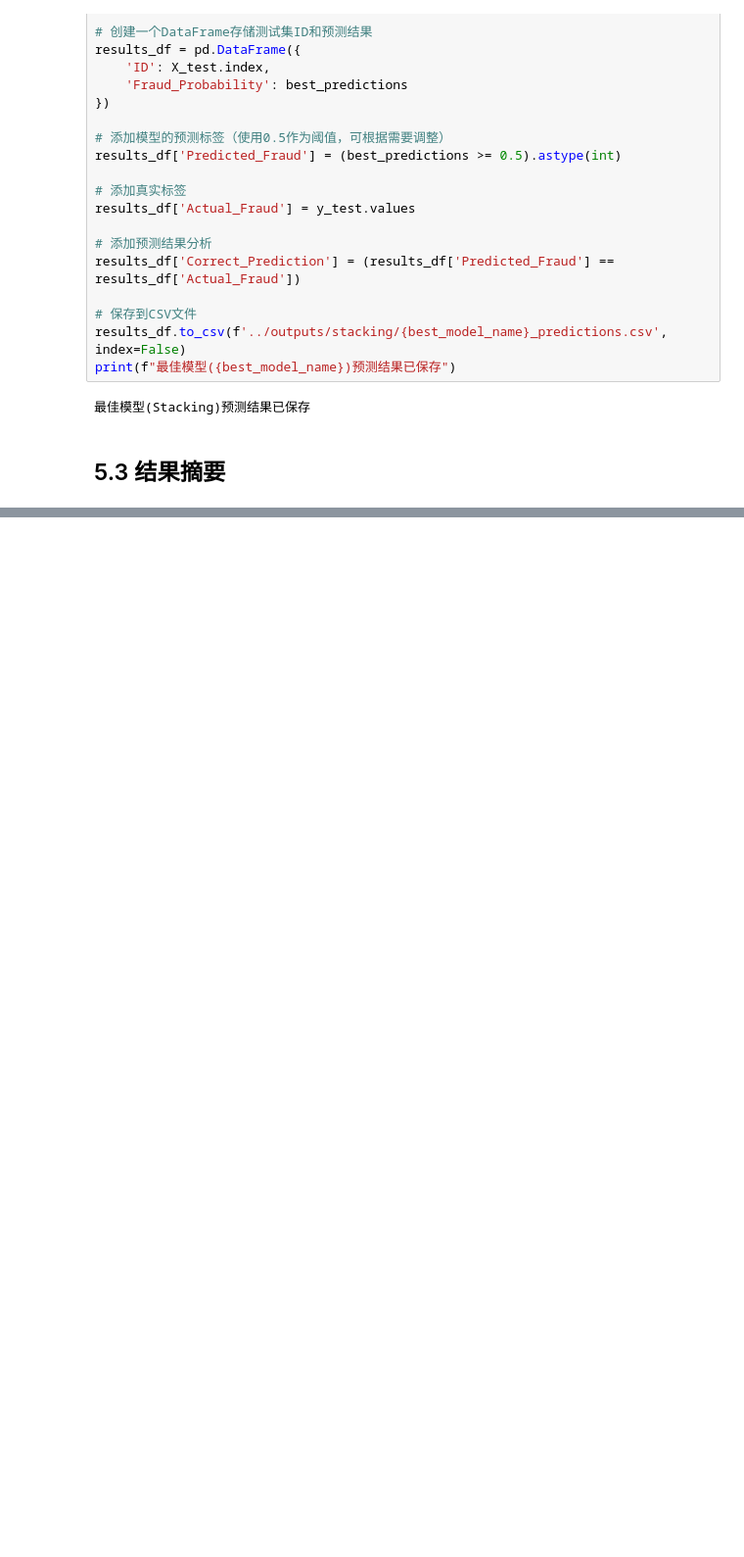
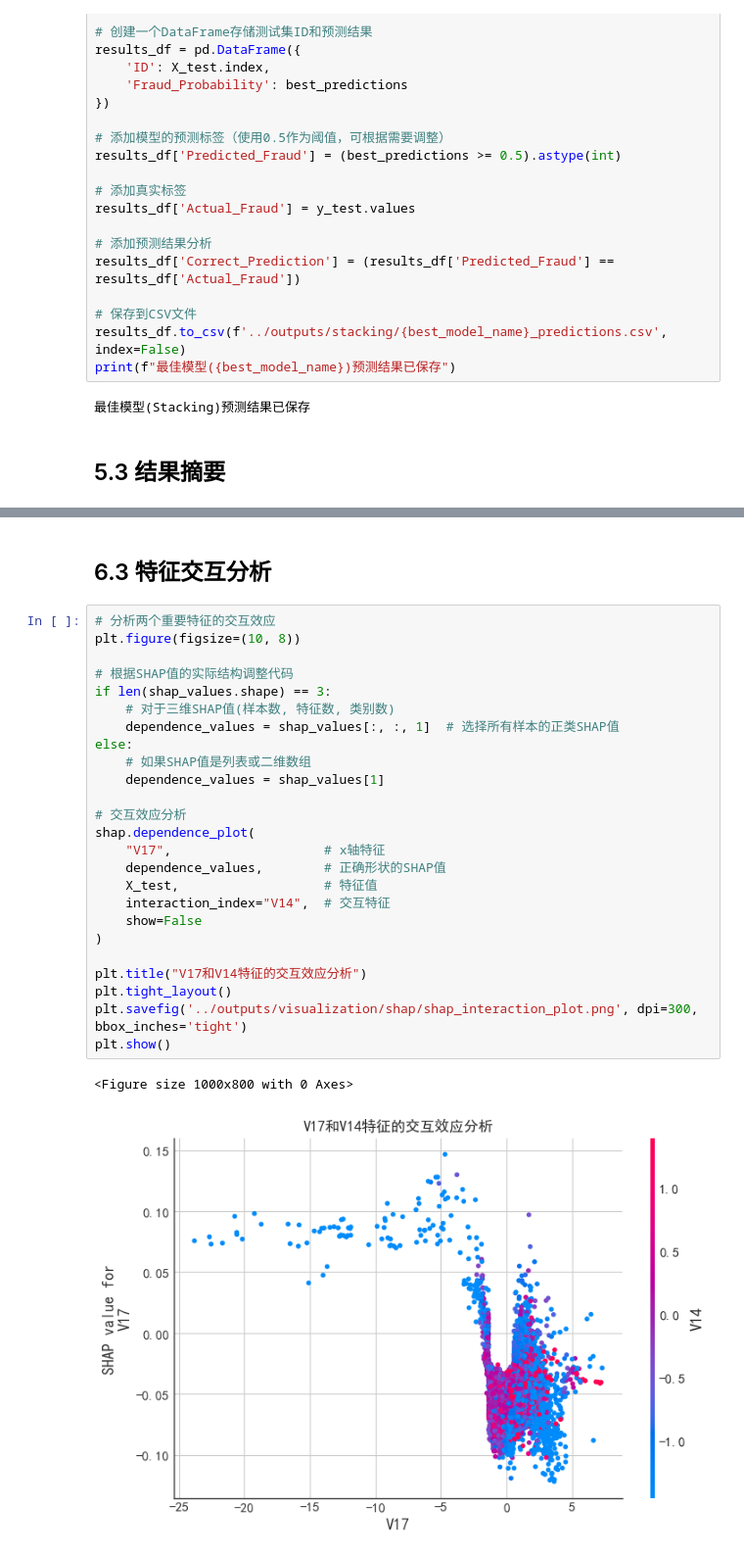
Before and after one commit to PinmogeJoshua/CreditCardFraudDetection, a Jupyter notebook: notebooks/stacking.ipynb, the cells around one changed output, grey strips where cells are left out. Shown at 98% size. Saved outputs shown, nothing was run; the diff lists cells and outputs as text; blank space fills up the shorter version.

```diff
--- a/notebooks/stacking.ipynb
+++ b/notebooks/stacking.ipynb
@@ -721,0 +798,30 @@ print("4. 考虑采用自适应阈值或代价敏感学习方法，进一步优
+# %% [markdown]
+## 6.3 特征交互分析
+# %%
+# 分析两个重要特征的交互效应
+plt.figure(figsize=(10, 8))
+
+# 根据SHAP值的实际结构调整代码
+if len(shap_values.shape) == 3:
+    # 对于三维SHAP值(样本数, 特征数, 类别数)
+    dependence_values = shap_values[:, :, 1]  # 选择所有样本的正类SHAP值
+else:
+    # 如果SHAP值是列表或二维数组
+    dependence_values = shap_values[1]
+
+# 交互效应分析
+shap.dependence_plot(
+    "V17",                    # x轴特征
+    dependence_values,        # 正确形状的SHAP值
+    X_test,                   # 特征值
+    interaction_index="V14",  # 交互特征
+    show=False
+)
+
+plt.title("V17和V14特征的交互效应分析")
+plt.tight_layout()
+plt.savefig('../outputs/visualization/shap/shap_interaction_plot.png', dpi=300, bbox_inches='tight')
+plt.show()
+# %% [output]
+<Figure size 1000x800 with 0 Axes>
+[figure, added]
```
Also changed, not shown: parts of 14 cells of this notebook, 9 other files.
